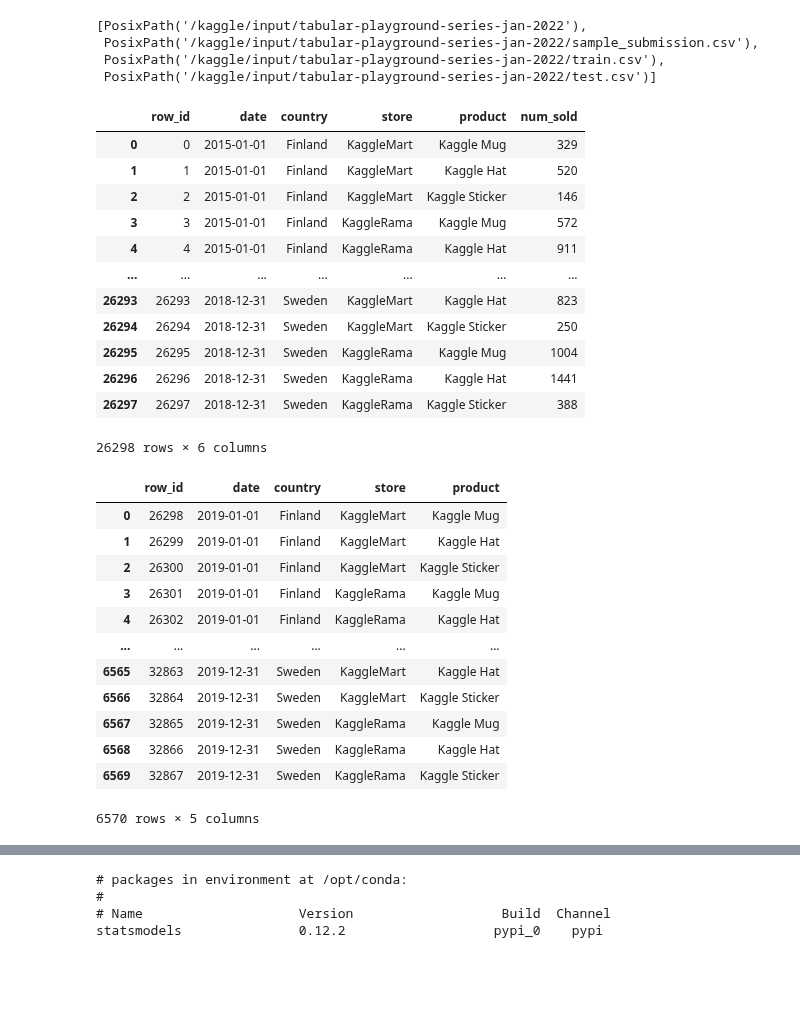
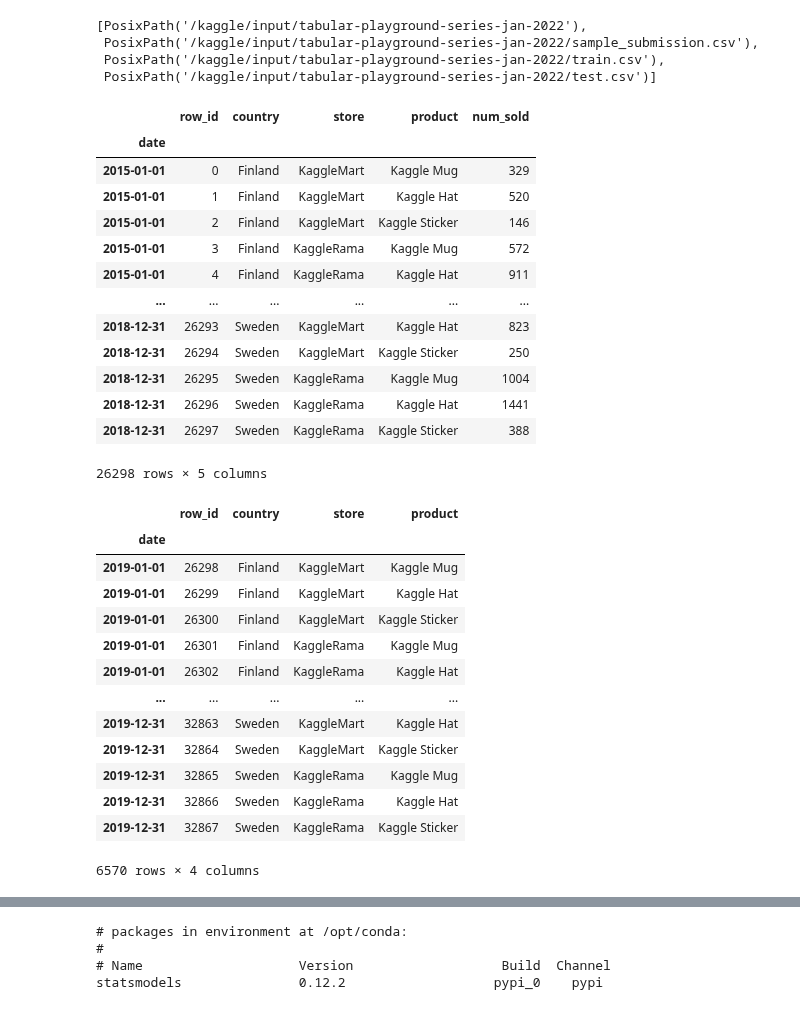
Before and after one commit to maulberto3/Kaggle_magic, a Jupyter notebook: simple-statsmodels-estimation.ipynb, the cells around one changed output, grey strips where cells are left out. Cells and saved outputs as stored; diff of their text form; code cells hidden in the pictures; blank space fills up the shorter version.

```diff
--- a/simple-statsmodels-estimation.ipynb
+++ b/simple-statsmodels-estimation.ipynb
@@ -55,33 +55,41 @@ files
  PosixPath('/kaggle/input/tabular-playground-series-jan-2022/test.csv')]
 # %%
 train = pd.read_csv(files[2])
+train['date'] = pd.to_datetime(train['date'], errors='coerce')
+train = train.set_index('date')
+
 test = pd.read_csv(files[3])
+test['date'] = pd.to_datetime(test['date'], errors='coerce')
+test = test.set_index('date')
+
 train
 test
 # %% [output]
-|  | row_id | date | country | store | product | num_sold |
-| 0 | 0 | 2015-01-01 | Finland | KaggleMart | Kaggle Mug | 329 |
-| 1 | 1 | 2015-01-01 | Finland | KaggleMart | Kaggle Hat | 520 |
-| 2 | 2 | 2015-01-01 | Finland | KaggleMart | Kaggle Sticker | 146 |
-| 3 | 3 | 2015-01-01 | Finland | KaggleRama | Kaggle Mug | 572 |
-| 4 | 4 | 2015-01-01 | Finland | KaggleRama | Kaggle Hat | 911 |
-| ... | ... | ... | ... | ... | ... | ... |
-| 26293 | 26293 | 2018-12-31 | Sweden | KaggleMart | Kaggle Hat | 823 |
-| 26294 | 26294 | 2018-12-31 | Sweden | KaggleMart | Kaggle Sticker | 250 |
-| 26295 | 26295 | 2018-12-31 | Sweden | KaggleRama | Kaggle Mug | 1004 |
-| 26296 | 26296 | 2018-12-31 | Sweden | KaggleRama | Kaggle Hat | 1441 |
-| 26297 | 26297 | 2018-12-31 | Sweden | KaggleRama | Kaggle Sticker | 388 |
+|  | row_id | country | store | product | num_sold |
+| date |  |  |  |  |  |
+| 2015-01-01 | 0 | Finland | KaggleMart | Kaggle Mug | 329 |
+| 2015-01-01 | 1 | Finland | KaggleMart | Kaggle Hat | 520 |
+| 2015-01-01 | 2 | Finland | KaggleMart | Kaggle Sticker | 146 |
+| 2015-01-01 | 3 | Finland | KaggleRama | Kaggle Mug | 572 |
+| 2015-01-01 | 4 | Finland | KaggleRama | Kaggle Hat | 911 |
+| ... | ... | ... | ... | ... | ... |
+| 2018-12-31 | 26293 | Sweden | KaggleMart | Kaggle Hat | 823 |
+| 2018-12-31 | 26294 | Sweden | KaggleMart | Kaggle Sticker | 250 |
+| 2018-12-31 | 26295 | Sweden | KaggleRama | Kaggle Mug | 1004 |
+| 2018-12-31 | 26296 | Sweden | KaggleRama | Kaggle Hat | 1441 |
+| 2018-12-31 | 26297 | Sweden | KaggleRama | Kaggle Sticker | 388 |
-26298 rows × 6 columns
+26298 rows × 5 columns
-|  | row_id | date | country | store | product |
-| 0 | 26298 | 2019-01-01 | Finland | KaggleMart | Kaggle Mug |
-| 1 | 26299 | 2019-01-01 | Finland | KaggleMart | Kaggle Hat |
-| 2 | 26300 | 2019-01-01 | Finland | KaggleMart | Kaggle Sticker |
-| 3 | 26301 | 2019-01-01 | Finland | KaggleRama | Kaggle Mug |
-| 4 | 26302 | 2019-01-01 | Finland | KaggleRama | Kaggle Hat |
-| ... | ... | ... | ... | ... | ... |
-| 6565 | 32863 | 2019-12-31 | Sweden | KaggleMart | Kaggle Hat |
-| 6566 | 32864 | 2019-12-31 | Sweden | KaggleMart | Kaggle Sticker |
-| 6567 | 32865 | 2019-12-31 | Sweden | KaggleRama | Kaggle Mug |
-| 6568 | 32866 | 2019-12-31 | Sweden | KaggleRama | Kaggle Hat |
-| 6569 | 32867 | 2019-12-31 | Sweden | KaggleRama | Kaggle Sticker |
+|  | row_id | country | store | product |
+| date |  |  |  |  |
+| 2019-01-01 | 26298 | Finland | KaggleMart | Kaggle Mug |
+| 2019-01-01 | 26299 | Finland | KaggleMart | Kaggle Hat |
+| 2019-01-01 | 26300 | Finland | KaggleMart | Kaggle Sticker |
+| 2019-01-01 | 26301 | Finland | KaggleRama | Kaggle Mug |
+| 2019-01-01 | 26302 | Finland | KaggleRama | Kaggle Hat |
+| ... | ... | ... | ... | ... |
+| 2019-12-31 | 32863 | Sweden | KaggleMart | Kaggle Hat |
+| 2019-12-31 | 32864 | Sweden | KaggleMart | Kaggle Sticker |
+| 2019-12-31 | 32865 | Sweden | KaggleRama | Kaggle Mug |
+| 2019-12-31 | 32866 | Sweden | KaggleRama | Kaggle Hat |
+| 2019-12-31 | 32867 | Sweden | KaggleRama | Kaggle Sticker |
-6570 rows × 5 columns
+6570 rows × 4 columns
```
Also changed, not shown: parts of 9 cells of this notebook.
